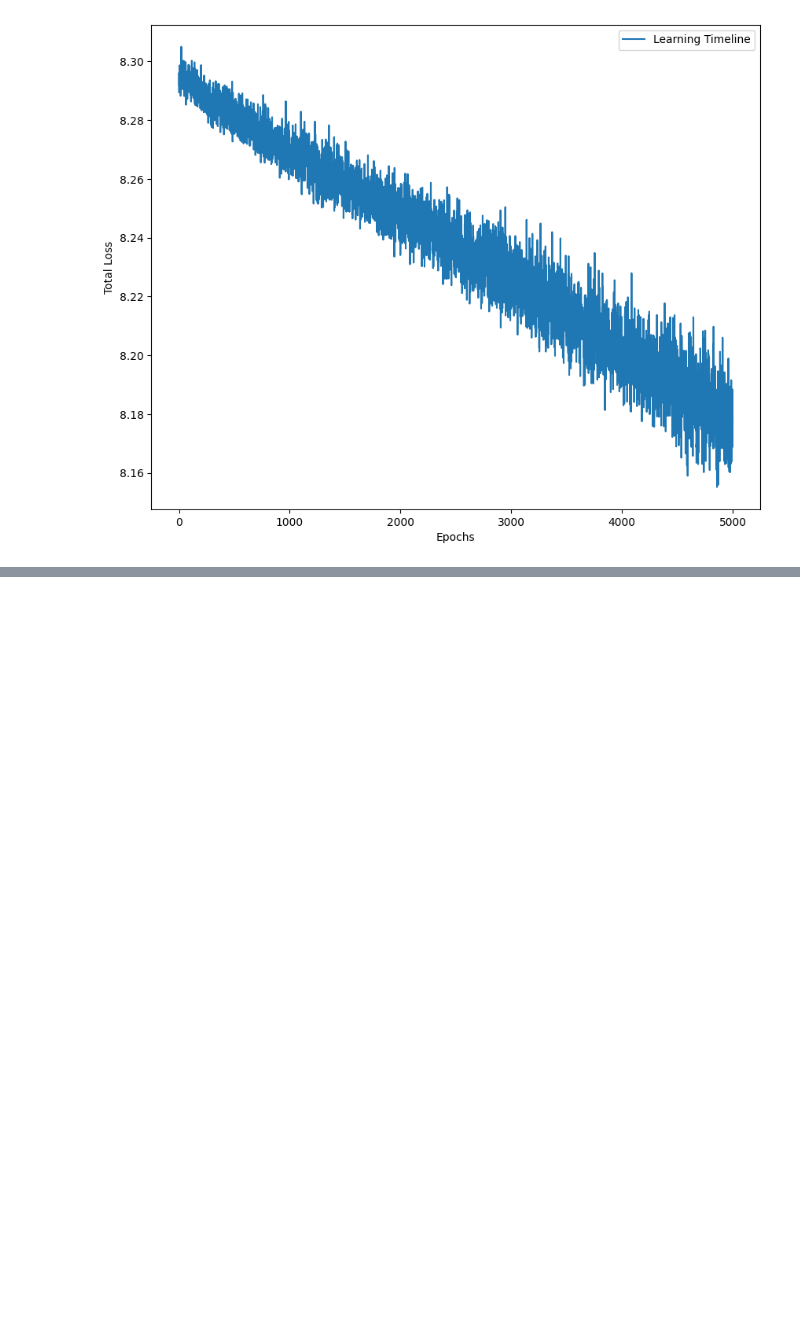
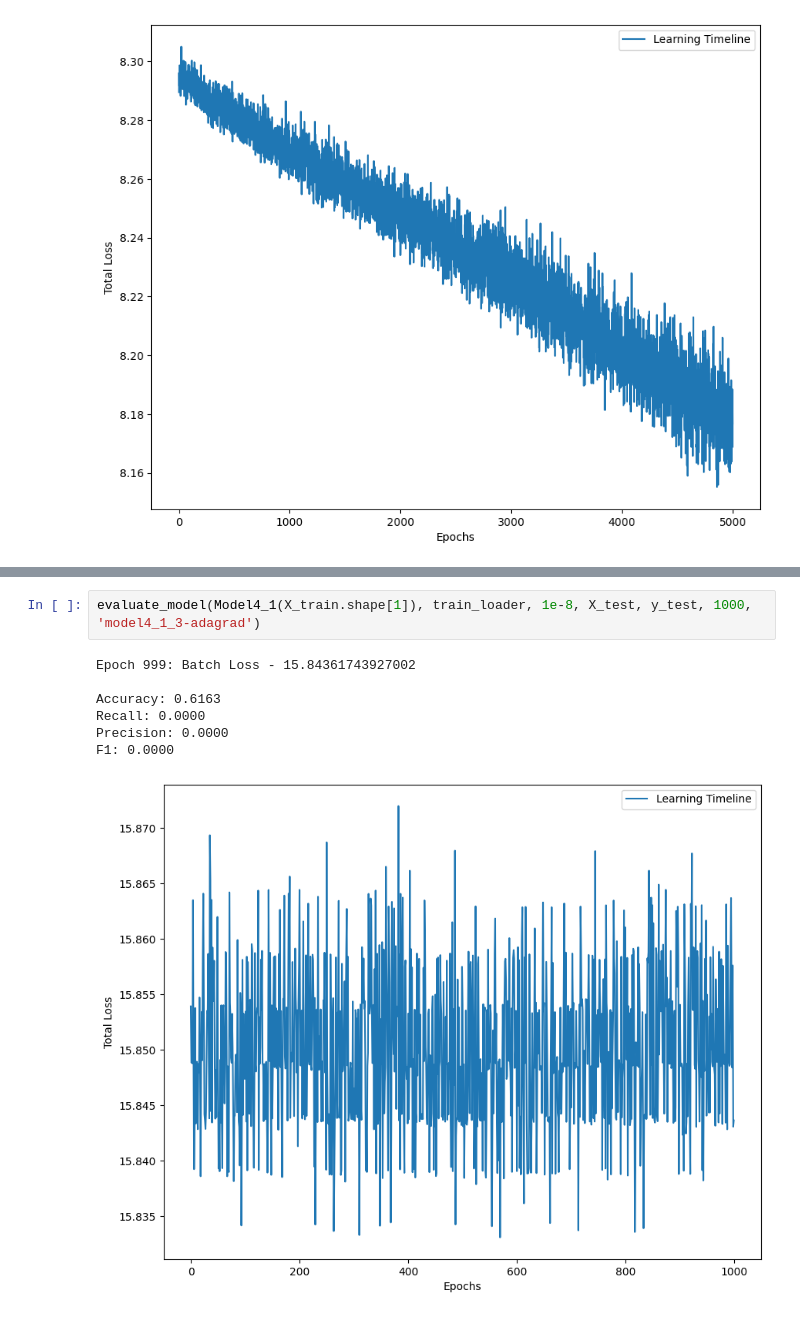
Before and after one commit to CoolmixZero/nn-optimization, a Jupyter notebook: train_model4_1.ipynb, the cells around one changed output, grey strips where cells are left out. Drawn from its saved outputs; the diff is of its cells as text; blank space fills up the shorter version.

```diff
--- a/train_model4_1.ipynb
+++ b/train_model4_1.ipynb
@@ -85,0 +124,10 @@ F1: 0.2690
+# %%
+evaluate_model(Model4_1(X_train.shape[1]), train_loader, 1e-8, X_test, y_test, 1000, 'model4_1_3-adagrad')
+# %% [output]
+Epoch 999: Batch Loss - 15.84361743927002
+
+Accuracy: 0.6163
+Recall: 0.0000
+Precision: 0.0000
+F1: 0.0000
+[figure, added]
```
Also changed, not shown: parts of 6 cells of this notebook, 3 other files.
